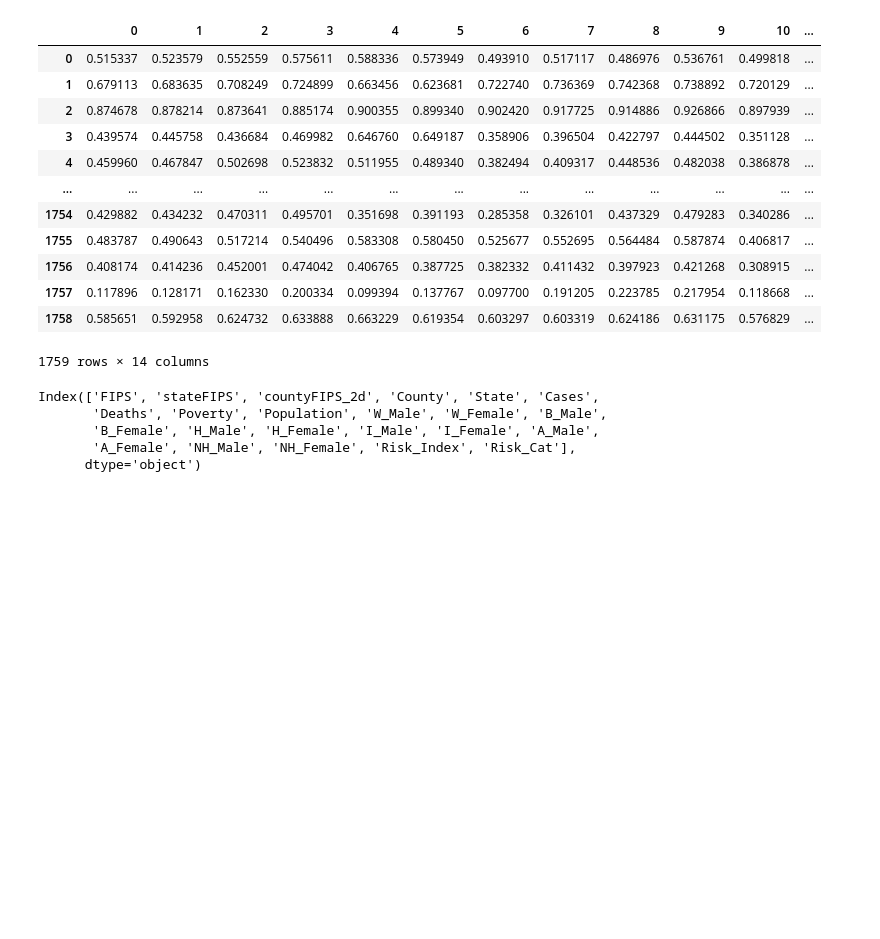
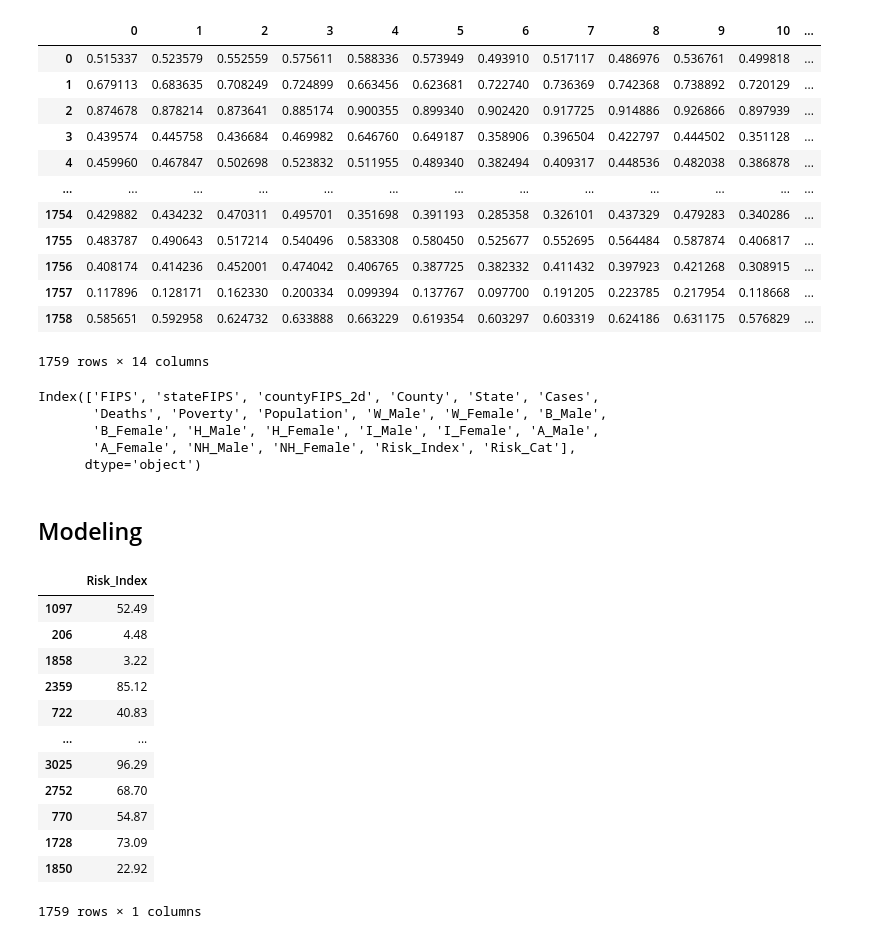
Before and after one commit to malachi-hale/covid-19-data, a Jupyter notebook: first_notebook.ipynb, the cells around one changed output. Drawn from its saved outputs; the diff is of its cells as text; code cells hidden in the pictures; blank space fills up the shorter version.

```diff
--- a/first_notebook.ipynb
+++ b/first_notebook.ipynb
@@ -117,0 +137,22 @@ for col in categorical:
+# %% [markdown]
+## Modeling
+# %%
+y_train = pd.DataFrame(train.Risk_Index)
+y_validate = pd.DataFrame(validate.Risk_Index)
+y_test = pd.DataFrame(test.Risk_Index)
+# %%
+y_train
+# %% [output]
+|  | Risk_Index |
+| 1097 | 52.49 |
+| 206 | 4.48 |
+| 1858 | 3.22 |
+| 2359 | 85.12 |
+| 722 | 40.83 |
+| ... | ... |
+| 3025 | 96.29 |
+| 2752 | 68.70 |
+| 770 | 54.87 |
+| 1728 | 73.09 |
+| 1850 | 22.92 |
+1759 rows × 1 columns
```
Also changed, not shown: parts of 10 cells of this notebook.
